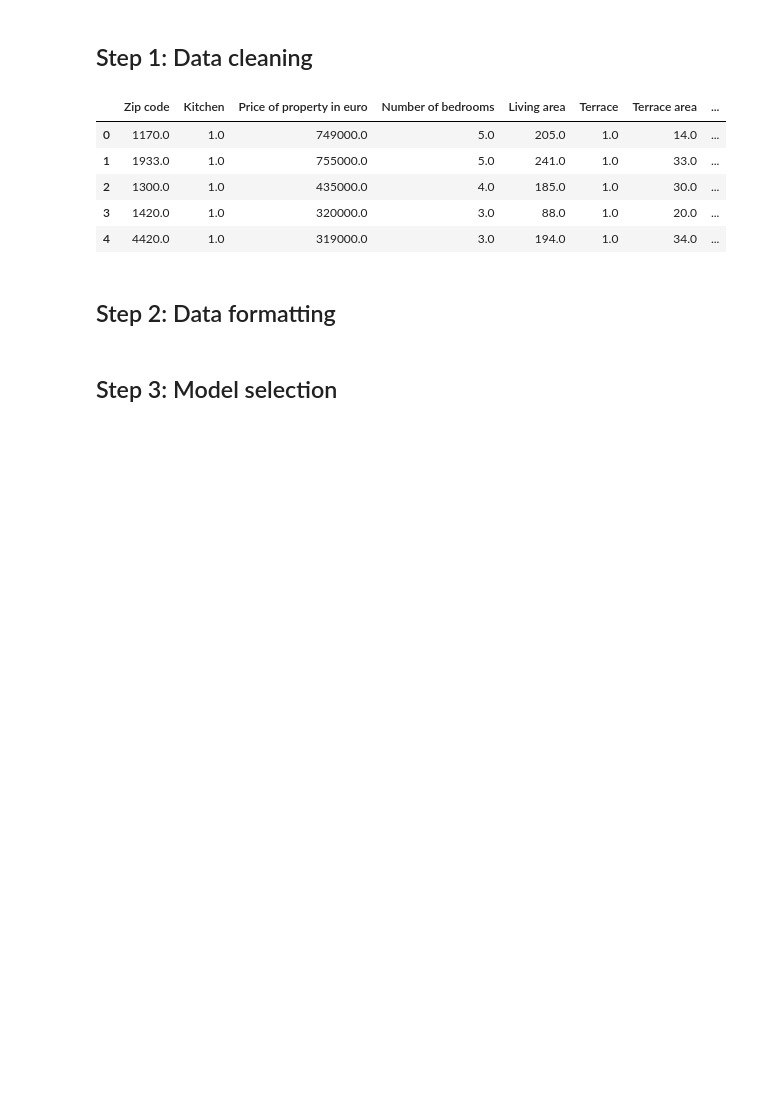
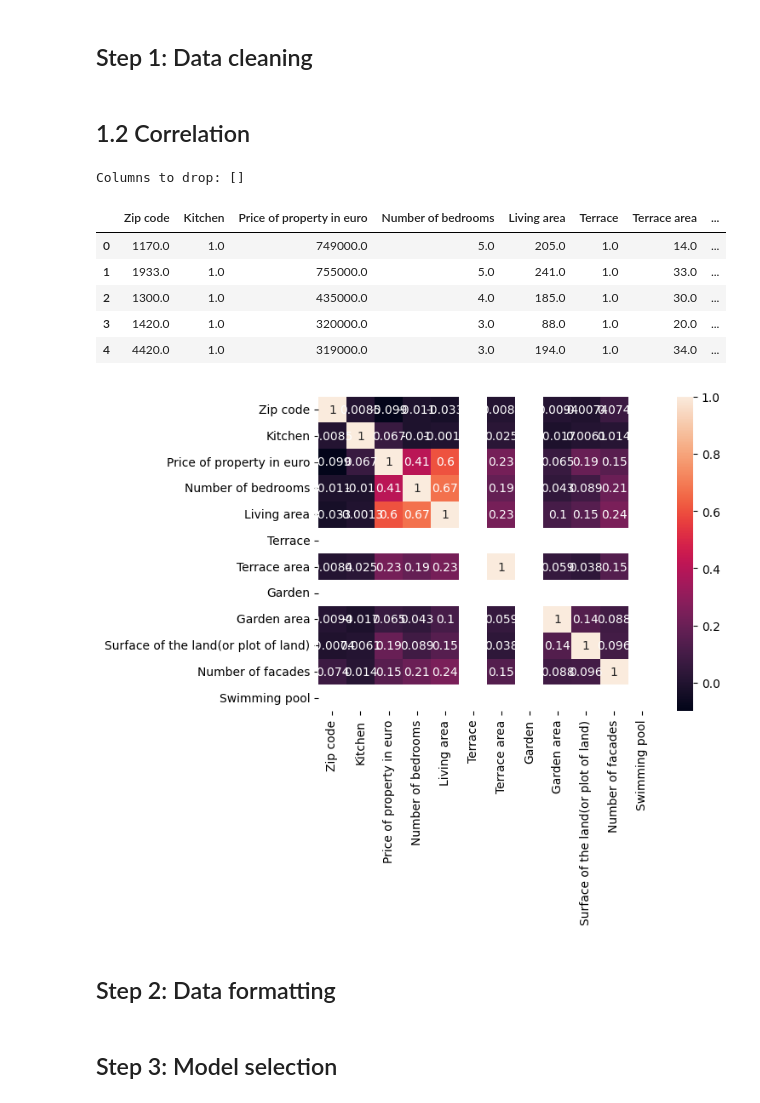
Before and after one commit to MakotoUwu/challenge-data-analysis, a Jupyter notebook: model-building/property_regression.ipynb, the cells around one changed output. Drawn from its saved outputs; the diff is of its cells as text; code cells hidden in the pictures; blank space fills up the shorter version.

```diff
--- a/model-building/property_regression.ipynb
+++ b/model-building/property_regression.ipynb
@@ -1,8 +1,12 @@
 # %% [markdown]
 ## Step 1: Data cleaning
 # %%
+# Import libraries
 import pandas as pd
 import numpy as np
+import seaborn as sns
+from sklearn.linear_model import LinearRegression
+from sklearn.metrics import mean_squared_error, r2_score
 
 # Load the DataFrame
 df = pd.read_csv('../data/property_data.csv')
@@ -10,24 +14,52 @@ df = pd.read_csv('../data/property_data.csv')
 # Remove any duplicate rows from the dataframe
 df = df.drop_duplicates()
 
-# Dropping the column 'Raw num:'
+# Dropping unnecessary columns
 df = df.drop(columns=['Raw num:', 'ID number'])
-
 
 # Keep only numeric columns in dataframe
 df = df.select_dtypes(include=[np.number])
 
-# Replace any missing values with 0 in these numerical columns
-df.fillna(0, inplace=True)
-
-df.head()
+# Replace none values with the mean of each column
+df = df.fillna(df.mean())
-# %% [output]
-|  | Zip code | Kitchen | Price of property in euro | Number of bedrooms | Living area | Terrace | Terrace area | ... |
-| 0 | 1170.0 | 1.0 | 749000.0 | 5.0 | 205.0 | 1.0 | 14.0 | ... |
-| 1 | 1933.0 | 1.0 | 755000.0 | 5.0 | 241.0 | 1.0 | 33.0 | ... |
-| 2 | 1300.0 | 1.0 | 435000.0 | 4.0 | 185.0 | 1.0 | 30.0 | ... |
-| 3 | 1420.0 | 1.0 | 320000.0 | 3.0 | 88.0 | 1.0 | 20.0 | ... |
-| 4 | 4420.0 | 1.0 | 319000.0 | 3.0 | 194.0 | 1.0 | 34.0 | ... |
+# %% [markdown]
+## 1.2 Correlation
+# %%
+# Calculate the correlation matrix of your features
+corr_matrix = df.corr()
+
+# Visualize the correlation matrix using a heatmap
+sns.heatmap(corr_matrix, annot=True)
+
+# Define a threshold for strong correlation (you can change this value as needed)
+threshold = 0.8
+
+# Create an empty list to store the names of the features to drop
+to_drop = []
+
+# Loop through the correlation matrix and find the pairs that have a high correlation coefficient
+for i in range(len(corr_matrix.columns)):
+    for j in range(i+1, len(corr_matrix.columns)):
+        if abs(corr_matrix.iloc[i,j]) > threshold:
+            # If the correlation coefficient is above the threshold, add the name of the feature to the list
+            to_drop.append(corr_matrix.columns[j])
+
+# Print the list of columns to drop
+print('Columns to drop:', to_drop)
+
+# Drop the features from the dataframe
+df = df.drop(to_drop, axis=1)
+
+df.head()
+# %% [output]
+Columns to drop: []
+|  | Zip code | Kitchen | Price of property in euro | Number of bedrooms | Living area | Terrace | Terrace area | ... |
+| 0 | 1170.0 | 1.0 | 749000.0 | 5.0 | 205.0 | 1.0 | 14.0 | ... |
+| 1 | 1933.0 | 1.0 | 755000.0 | 5.0 | 241.0 | 1.0 | 33.0 | ... |
+| 2 | 1300.0 | 1.0 | 435000.0 | 4.0 | 185.0 | 1.0 | 30.0 | ... |
+| 3 | 1420.0 | 1.0 | 320000.0 | 3.0 | 88.0 | 1.0 | 20.0 | ... |
+| 4 | 4420.0 | 1.0 | 319000.0 | 3.0 | 194.0 | 1.0 | 34.0 | ... |
+[figure, added]
 # %% [markdown]
 ## Step 2: Data formatting
 # %%
```
Also changed, not shown: parts of 9 cells of this notebook.
